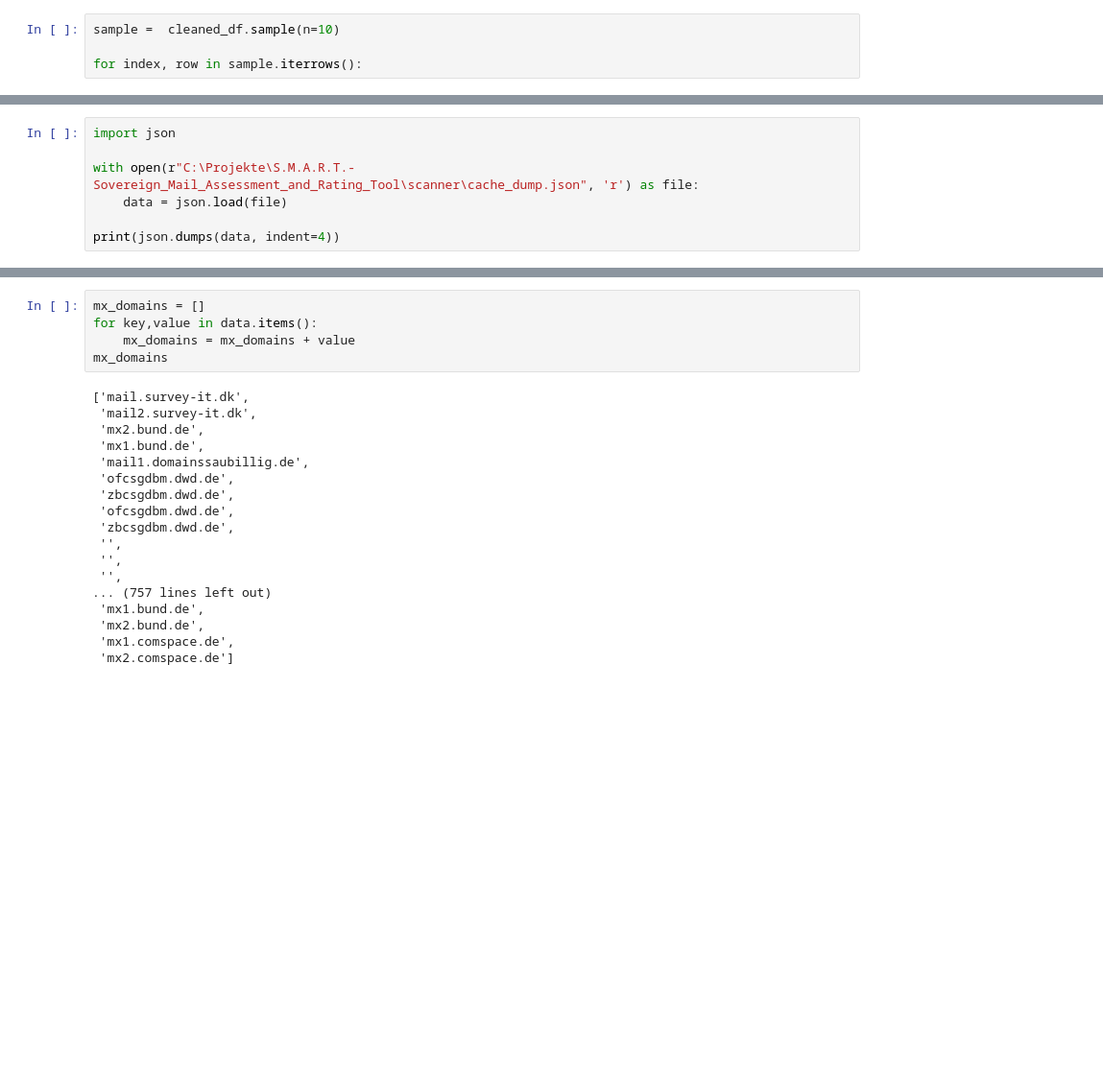
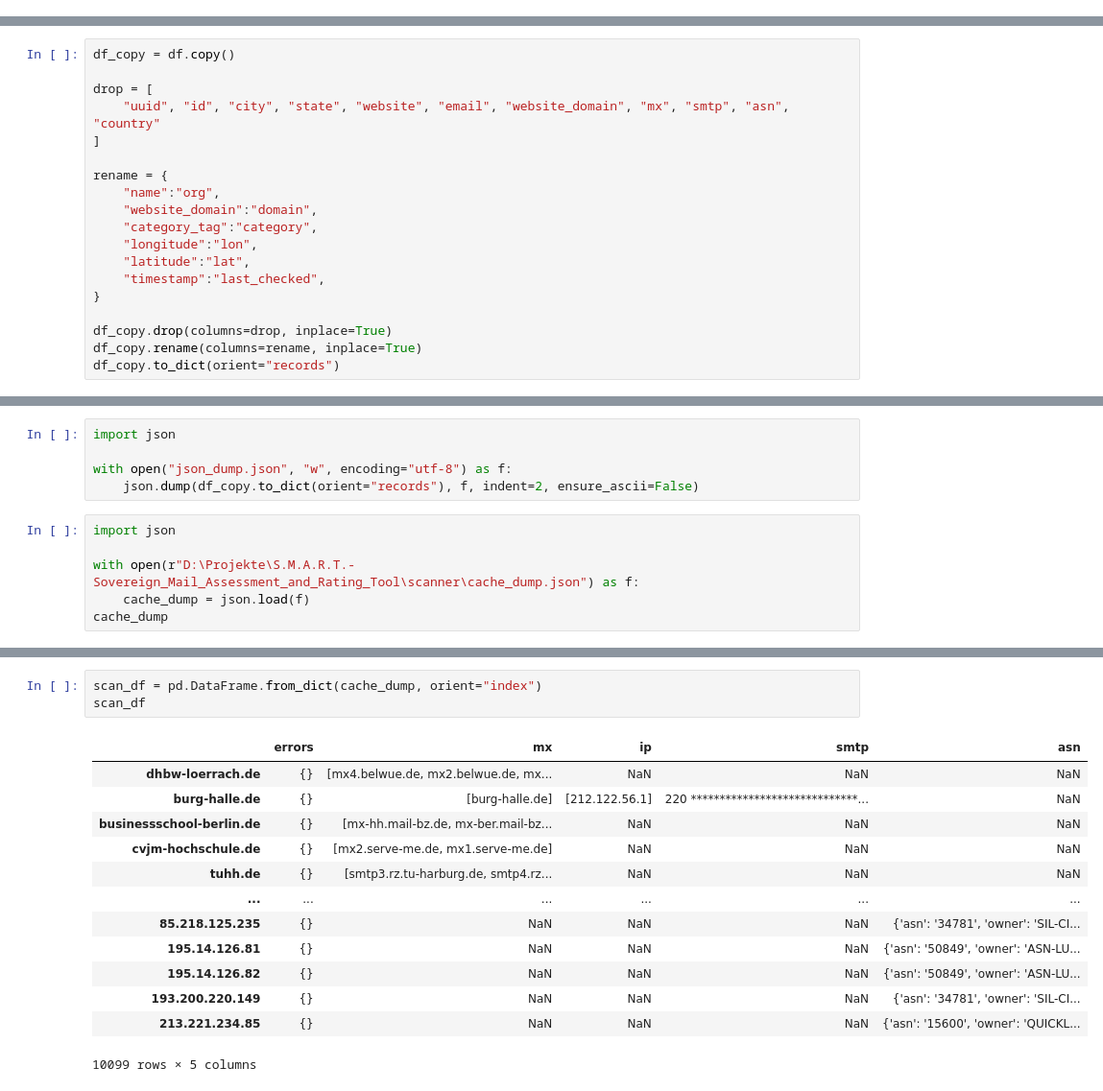
Before and after one commit to Owreeb/S.M.A.R.T.-Sovereign_Mail_Assessment_and_Rating_Tool, a Jupyter notebook: scanner/src/enricher/dev_notebook.ipynb, the cells around one changed output, grey strips where cells are left out. Shown at 96% size. Drawn from its saved outputs; the diff is of its cells as text; blank space fills up the shorter version.

```diff
--- a/scanner/src/enricher/dev_notebook.ipynb
+++ b/scanner/src/enricher/dev_notebook.ipynb
@@ -64,4 +31,0 @@ cleaned_df
-# %%
-sample =  cleaned_df.sample(n=10)
-
-for index, row in sample.iterrows():
@@ -118,0 +251,19 @@ output_data = {
+# %%
+df_copy = df.copy()
+
+drop = [
+    "uuid", "id", "city", "state", "website", "email", "website_domain", "mx", "smtp", "asn", "country"
+]
+
+rename = {
+    "name":"org",
+    "website_domain":"domain",
+    "category_tag":"category",
+    "longitude":"lon",
+    "latitude":"lat",
+    "timestamp":"last_checked",
+}
+
+df_copy.drop(columns=drop, inplace=True)
+df_copy.rename(columns=rename, inplace=True)
+df_copy.to_dict(orient="records")
@@ -119,8 +288,12 @@ output_data = {
+# %%
+import json
+
+with open("json_dump.json", "w", encoding="utf-8") as f:
+    json.dump(df_copy.to_dict(orient="records"), f, indent=2, ensure_ascii=False)
 # %%
 import json
 
-with open(r"C:\Projekte\S.M.A.R.T.-Sovereign_Mail_Assessment_and_Rating_Tool\scanner\cache_dump.json", 'r') as file:
-    data = json.load(file)
-
-print(json.dumps(data, indent=4))
+with open(r"D:\Projekte\S.M.A.R.T.-Sovereign_Mail_Assessment_and_Rating_Tool\scanner\cache_dump.json") as f:
+    cache_dump = json.load(f)
+cache_dump
 # %% [output]
@@ -144,23 +317,17 @@ print(json.dumps(data, indent=4))
-# %%
-mx_domains = []
-for key,value in data.items():
-    mx_domains = mx_domains + value
-mx_domains
-# %% [output]
-['mail.survey-it.dk',
- 'mail2.survey-it.dk',
- 'mx2.bund.de',
- 'mx1.bund.de',
- 'mail1.domainssaubillig.de',
- 'ofcsgdbm.dwd.de',
- 'zbcsgdbm.dwd.de',
- 'ofcsgdbm.dwd.de',
- 'zbcsgdbm.dwd.de',
- '',
- '',
- '',
-... (757 lines left out)
- 'mx1.bund.de',
- 'mx2.bund.de',
- 'mx1.comspace.de',
- 'mx2.comspace.de']
+# %%
+scan_df = pd.DataFrame.from_dict(cache_dump, orient="index")
+scan_df
+# %% [output]
+|  | errors | mx | ip | smtp | asn |
+| dhbw-loerrach.de | {} | [mx4.belwue.de, mx2.belwue.de, mx... | NaN | NaN | NaN |
+| burg-halle.de | {} | [burg-halle.de] | [212.122.56.1] | 220 *****************************... | NaN |
+| businessschool-berlin.de | {} | [mx-hh.mail-bz.de, mx-ber.mail-bz... | NaN | NaN | NaN |
+| cvjm-hochschule.de | {} | [mx2.serve-me.de, mx1.serve-me.de] | NaN | NaN | NaN |
+| tuhh.de | {} | [smtp3.rz.tu-harburg.de, smtp4.rz... | NaN | NaN | NaN |
+| ... | ... | ... | ... | ... | ... |
+| 85.218.125.235 | {} | NaN | NaN | NaN | {'asn': '34781', 'owner': 'SIL-CI... |
+| 195.14.126.81 | {} | NaN | NaN | NaN | {'asn': '50849', 'owner': 'ASN-LU... |
+| 195.14.126.82 | {} | NaN | NaN | NaN | {'asn': '50849', 'owner': 'ASN-LU... |
+| 193.200.220.149 | {} | NaN | NaN | NaN | {'asn': '34781', 'owner': 'SIL-CI... |
+| 213.221.234.85 | {} | NaN | NaN | NaN | {'asn': '15600', 'owner': 'QUICKL... |
+10099 rows × 5 columns
```
Also changed, not shown: parts of 13 cells of this notebook, 16 other files.
